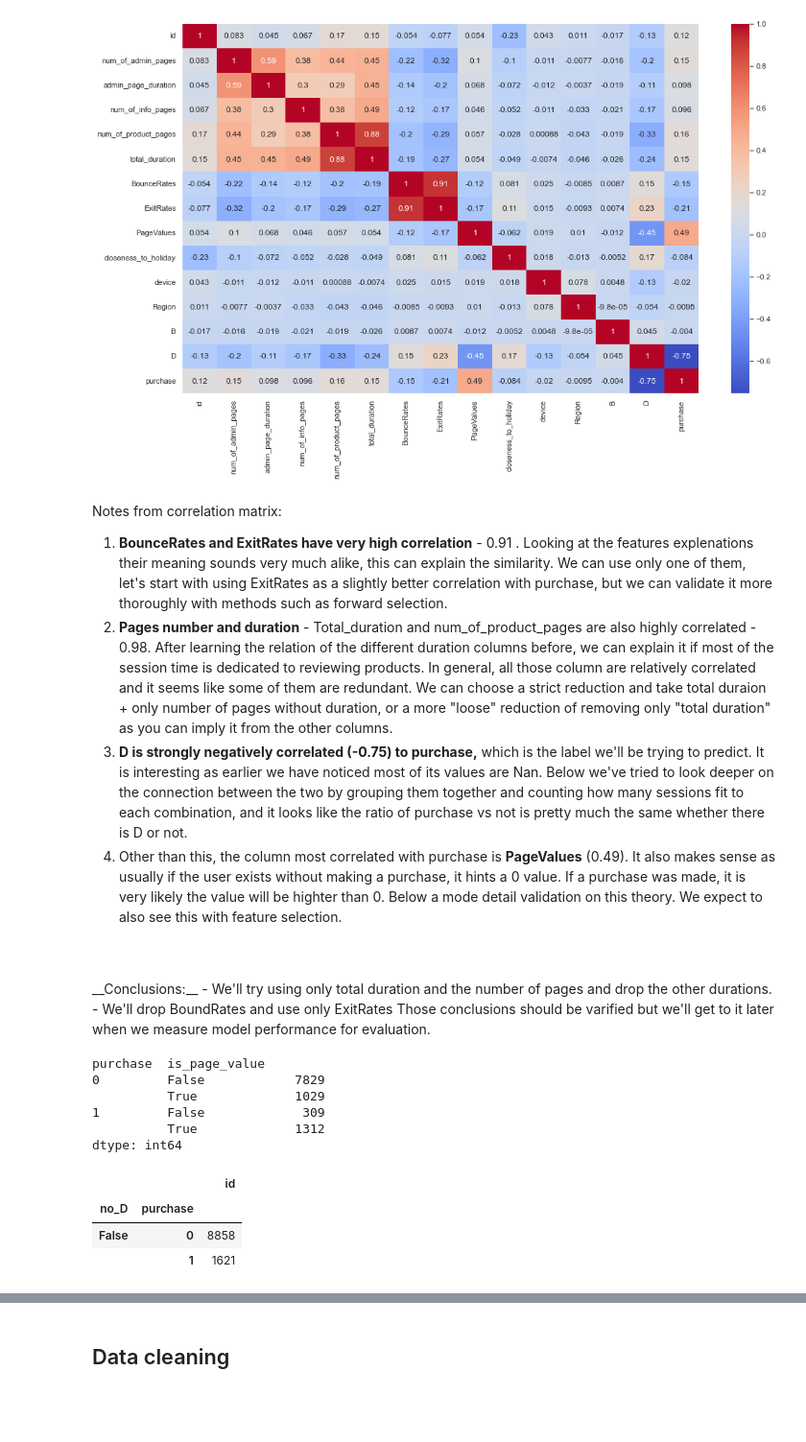
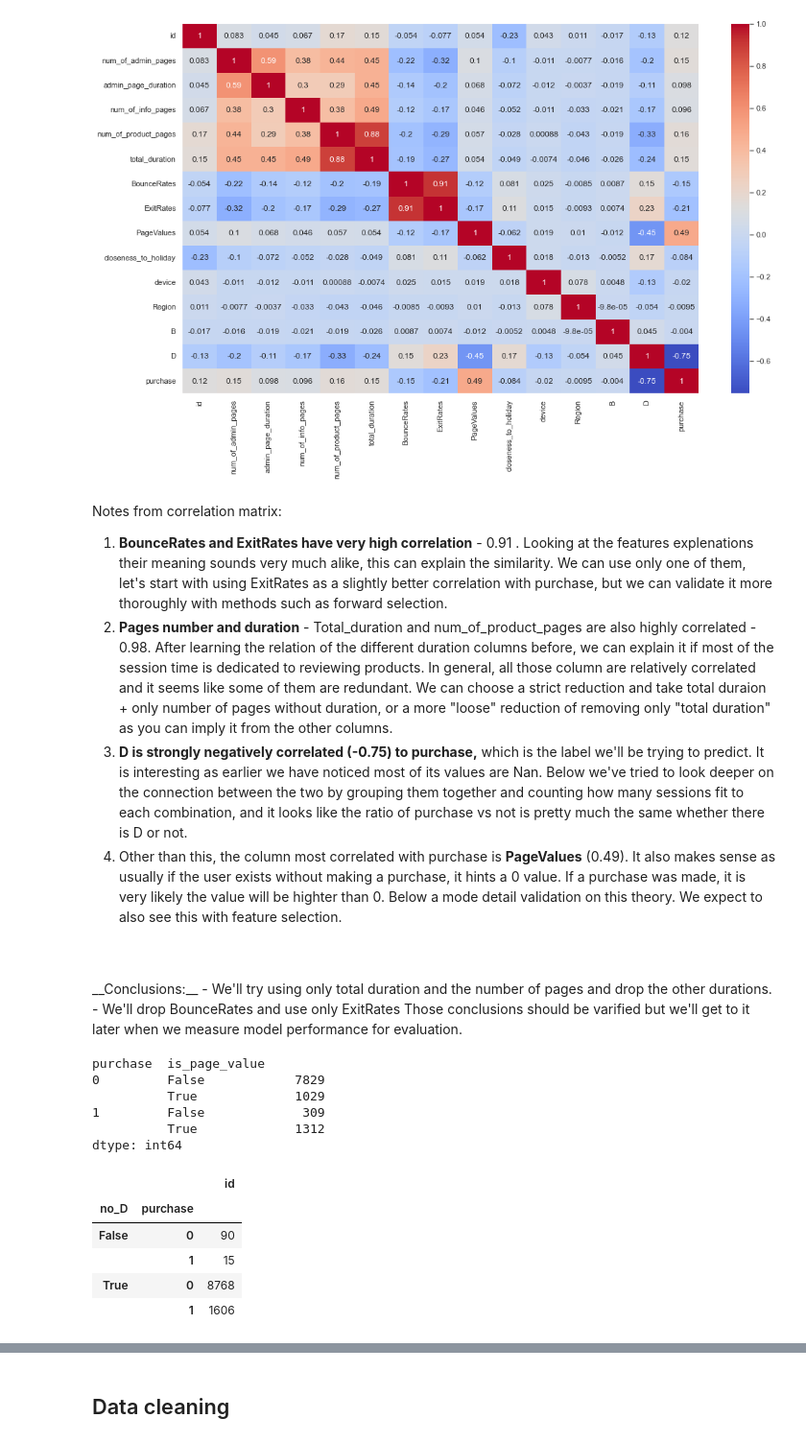
Before and after one commit to mikisegall/ml_final_project, a Jupyter notebook: master_notebook.ipynb, the cells around one changed output, grey strips where cells are left out. Shown at 96% size. Cells and saved outputs as stored; diff of their text form; code cells hidden in the pictures; blank space fills up the shorter version.

```diff
--- a/master_notebook.ipynb
+++ b/master_notebook.ipynb
@@ -130,7 +135,7 @@ Notes from correlation matrix:
 <br>
 __Conclusions:__
 - We'll try using only total duration and the number of pages and drop the other durations.
-- We'll drop BoundRates and use only ExitRates
+- We'll drop BounceRates and use only ExitRates
 Those conclusions should be varified but we'll get to it later when we measure model performance for evaluation.
 # %%
 """
@@ -151,10 +156,12 @@ dtype: int64
 # %%
 # Check the connection between D and purchase, is it an interesting column to indicate purchase (doesn't seem so)
 train_data_d = train_data.copy()
-train_data_d['no_D'] = train_data_d.D == -999
+train_data_d['no_D'] = train_data_d.isna().D
 train_data_d[['no_D', 'purchase','id']].groupby(['no_D', 'purchase']).count()
 # %% [output]
 |  |  | id |
 | no_D | purchase |  |
-| False | 0 | 8858 |
-|  | 1 | 1621 |
+| False | 0 | 90 |
+|  | 1 | 15 |
+| True | 0 | 8768 |
+|  | 1 | 1606 |
```
Also changed, not shown: parts of 38 cells of this notebook, 2 other files.
